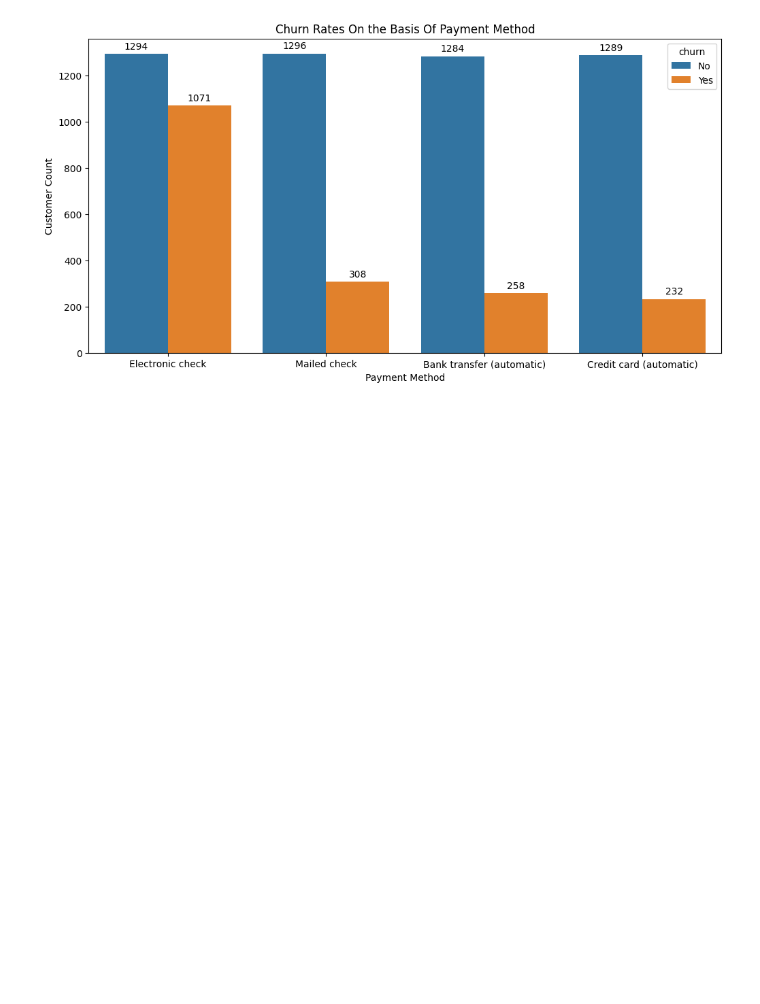
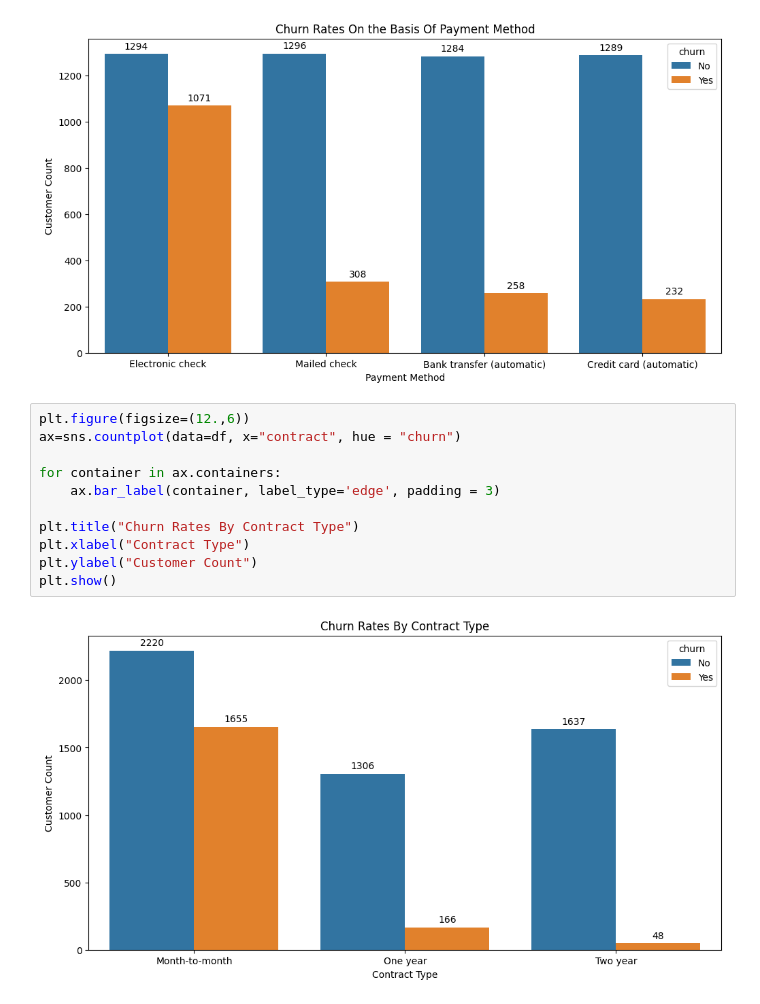
Before and after one commit to shlokzz/Customer-Churn-Prediction-Project, a Jupyter notebook: notebook/01_visual_eda.ipynb, the cells around one changed output. Cells and saved outputs as stored; diff of their text form; blank space fills up the shorter version.

Commit message:
Analyze churn rates by contract type

```diff
--- a/notebook/01_visual_eda.ipynb
+++ b/notebook/01_visual_eda.ipynb
@@ -165,3 +165,16 @@ plt.ylabel("Customer Count")
 plt.show()
 # %% [output]
 [figure]
+# %%
+plt.figure(figsize=(12.,6))
+ax=sns.countplot(data=df, x="contract", hue = "churn")
+
+for container in ax.containers:
+    ax.bar_label(container, label_type='edge', padding = 3)
+
+plt.title("Churn Rates By Contract Type")
+plt.xlabel("Contract Type")
+plt.ylabel("Customer Count")
+plt.show()
+# %% [output]
+[figure, added]
```
